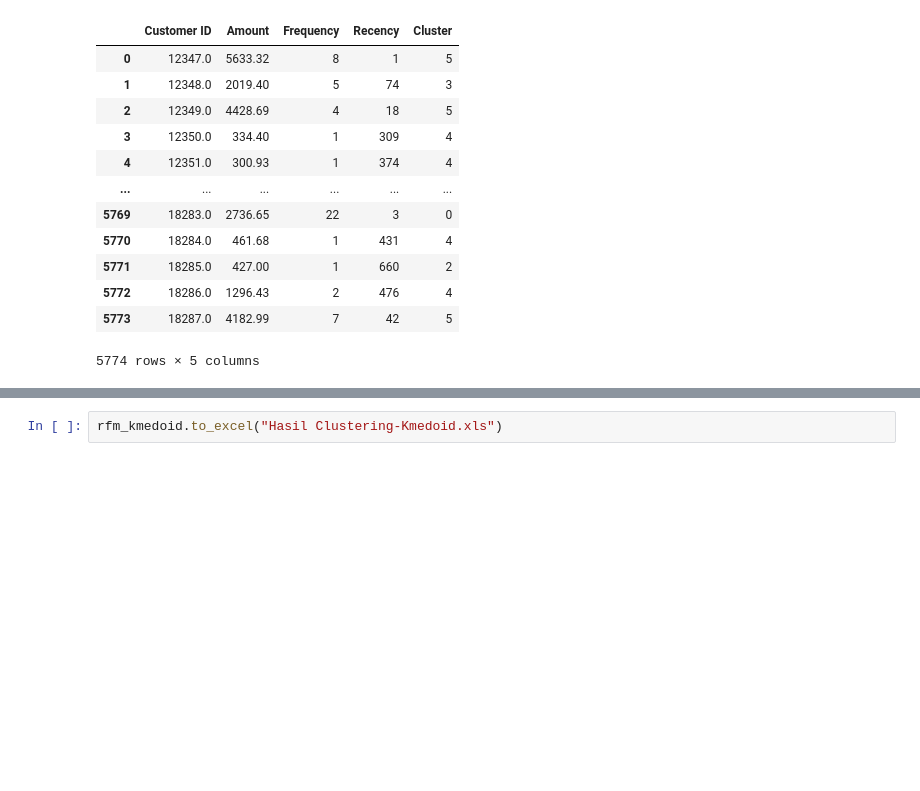
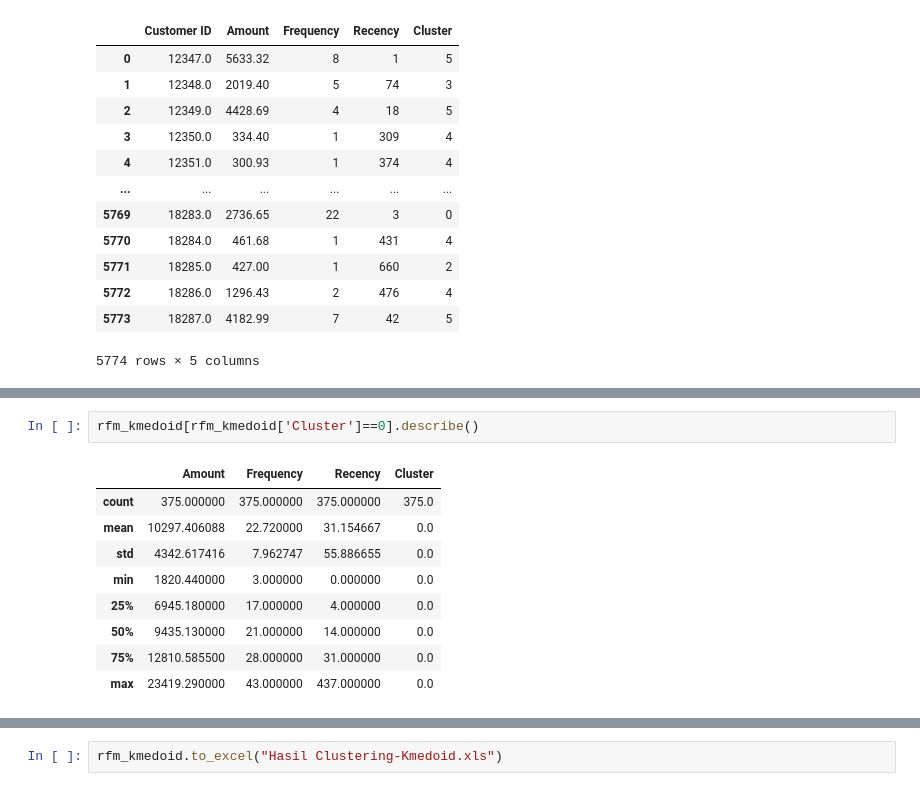
Before and after one commit to inyunita/Clustering-Customer-Segmentation-KMeans-and-KMedoids, a Jupyter notebook: Clustering_Segmentasi_Pelanggan.ipynb, the cells around one changed output, grey strips where cells are left out. Drawn from its saved outputs; the diff is of its cells as text; blank space fills up the shorter version.

```diff
--- a/Clustering_Segmentasi_Pelanggan.ipynb
+++ b/Clustering_Segmentasi_Pelanggan.ipynb
@@ -760,0 +793,12 @@ rfm_kmedoid
+# %%
+rfm_kmedoid[rfm_kmedoid['Cluster']==0].describe()
+# %% [output]
+|  | Amount | Frequency | Recency | Cluster |
+| count | 375.000000 | 375.000000 | 375.000000 | 375.0 |
+| mean | 10297.406088 | 22.720000 | 31.154667 | 0.0 |
+| std | 4342.617416 | 7.962747 | 55.886655 | 0.0 |
+| min | 1820.440000 | 3.000000 | 0.000000 | 0.0 |
+| 25% | 6945.180000 | 17.000000 | 4.000000 | 0.0 |
+| 50% | 9435.130000 | 21.000000 | 14.000000 | 0.0 |
+| 75% | 12810.585500 | 28.000000 | 31.000000 | 0.0 |
+| max | 23419.290000 | 43.000000 | 437.000000 | 0.0 |
```
Also changed, not shown: parts of 21 cells of this notebook.
